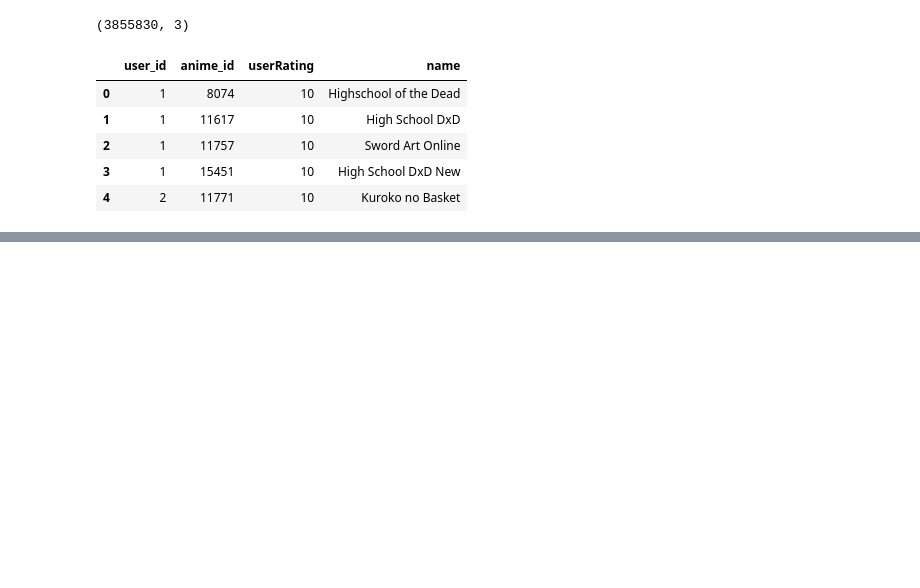
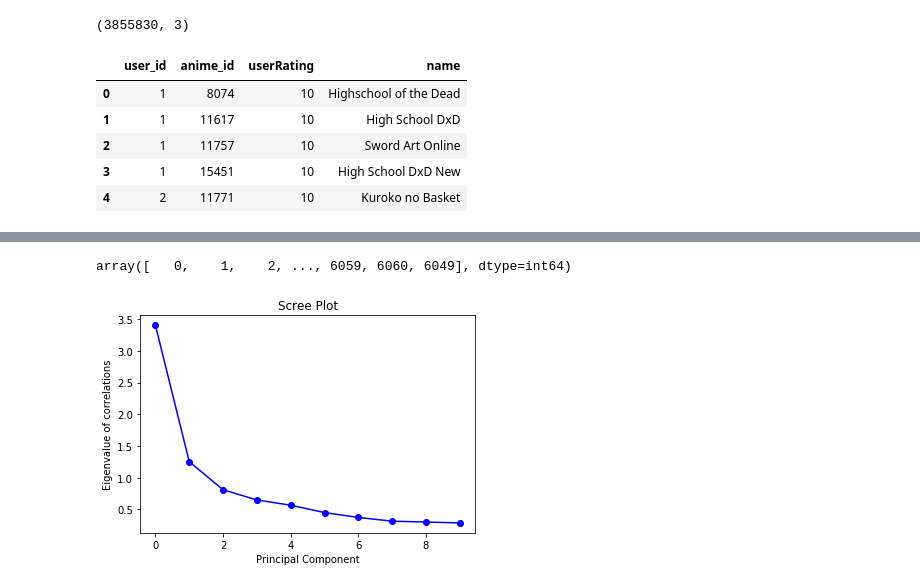
Before and after one commit to Jaepal/data-science-portfolio, a Jupyter notebook: anime_recommendation/anime_recommendation.ipynb, the cells around one changed output, grey strips where cells are left out. Drawn from its saved outputs; the diff is of its cells as text; code cells hidden in the pictures; blank space fills up the shorter version.

```diff
--- a/anime_recommendation/anime_recommendation.ipynb
+++ b/anime_recommendation/anime_recommendation.ipynb
@@ -131,0 +117,4 @@ Decreased by 87.5%
+# %%
+data_mean = np.mean(data_rescaled)
+data_center = data_rescaled - data_mean
+cov_matrix = np.cov(np.transpose(data_center))
@@ -131,0 +125,2 @@ Decreased by 87.5%
+# %%
+eigenvalues_cov, eigenvectors_cov = np.linalg.eig(cov_matrix)
@@ -131,0 +144,15 @@ Decreased by 87.5%
+# %%
+idx = eigenvalues_cov.argsort()[::-1]
+# %% [output]
+array([   0,    1,    2, ..., 6059, 6060, 6049], dtype=int64)
+# %%
+eigenvalues_cov = eigenvalues_cov[idx]
+eigenvectors_cov = eigenvectors_cov[:,idx]
+# %%
+plt.plot(eigenvalues_cov[:10],'bo-')
+plt.title('Scree Plot')
+plt.xlabel('Principal Component')
+plt.ylabel('Eigenvalue of correlations')
+plt.show()
+# %% [output]
+[figure, added]
```
Also changed, not shown: parts of 8 cells of this notebook, 1 other file.
